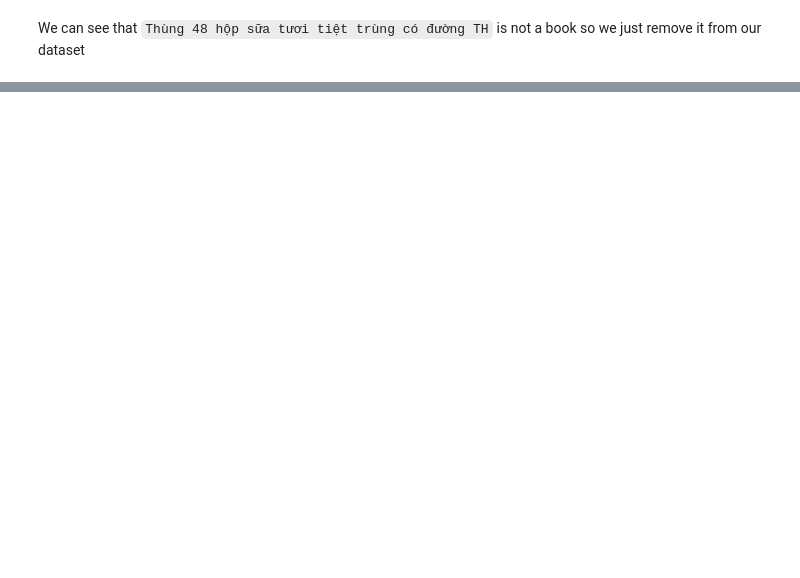
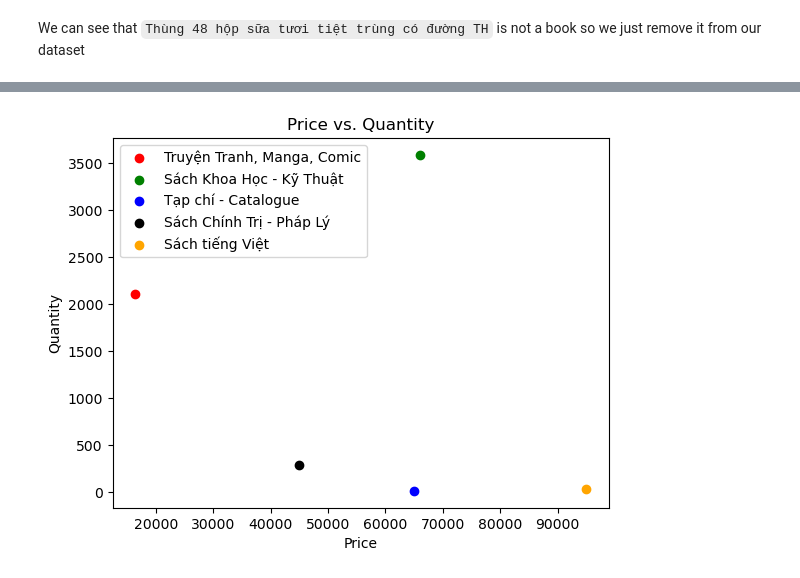
Before and after one commit to trungluong12/LTCKHDL_FinalProject, a Jupyter notebook: FinalProject.ipynb, the cells around one changed output, grey strips where cells are left out. Cells and saved outputs as stored; diff of their text form; code cells hidden in the pictures; blank space fills up the shorter version.

```diff
--- a/FinalProject.ipynb
+++ b/FinalProject.ipynb
@@ -532,0 +526,19 @@ book_df
+# %%
+# Step 3.2
+x_price = [16400, 66000, 65000, 45000, 95000]
+y_quantity = [2115, 3591, 15, 291, 38]
+
+plt.scatter(x_price[0], y_quantity[0], color='red')
+plt.scatter(x_price[1], y_quantity[1], color='green')
+plt.scatter(x_price[2], y_quantity[2], color='blue')
+plt.scatter(x_price[3], y_quantity[3], color='black')
+plt.scatter(x_price[4], y_quantity[4], color='orange')
+
+plt.xlabel('Price')
+plt.ylabel('Quantity')
+plt.title("Price vs. Quantity")
+plt.legend(['Truyện Tranh, Manga, Comic', 'Sách Khoa Học - Kỹ Thuật',
+            'Tạp chí - Catalogue', 'Sách Chính Trị - Pháp Lý', 'Sách tiếng Việt'])
+plt.show()
+# %% [output]
+[figure, added]
```
Also changed, not shown: parts of 18 cells of this notebook.
